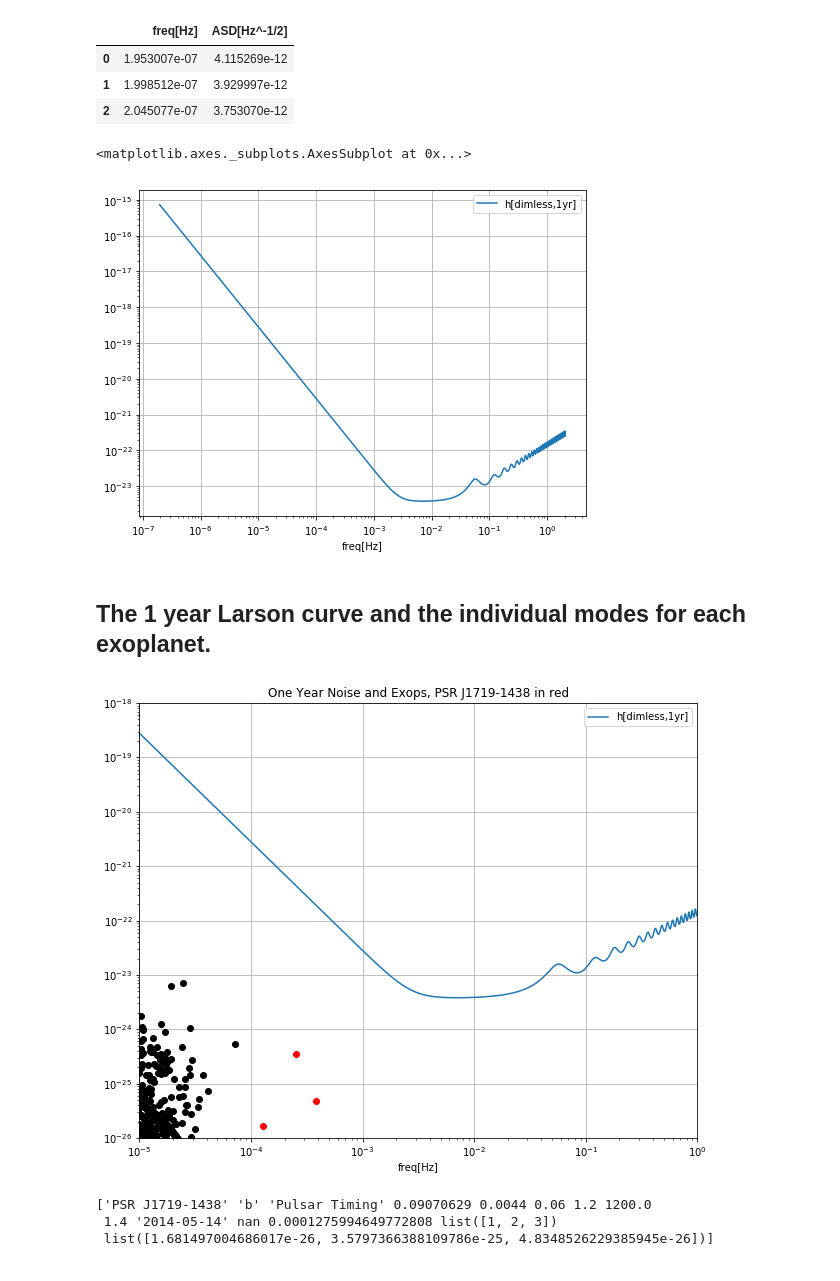
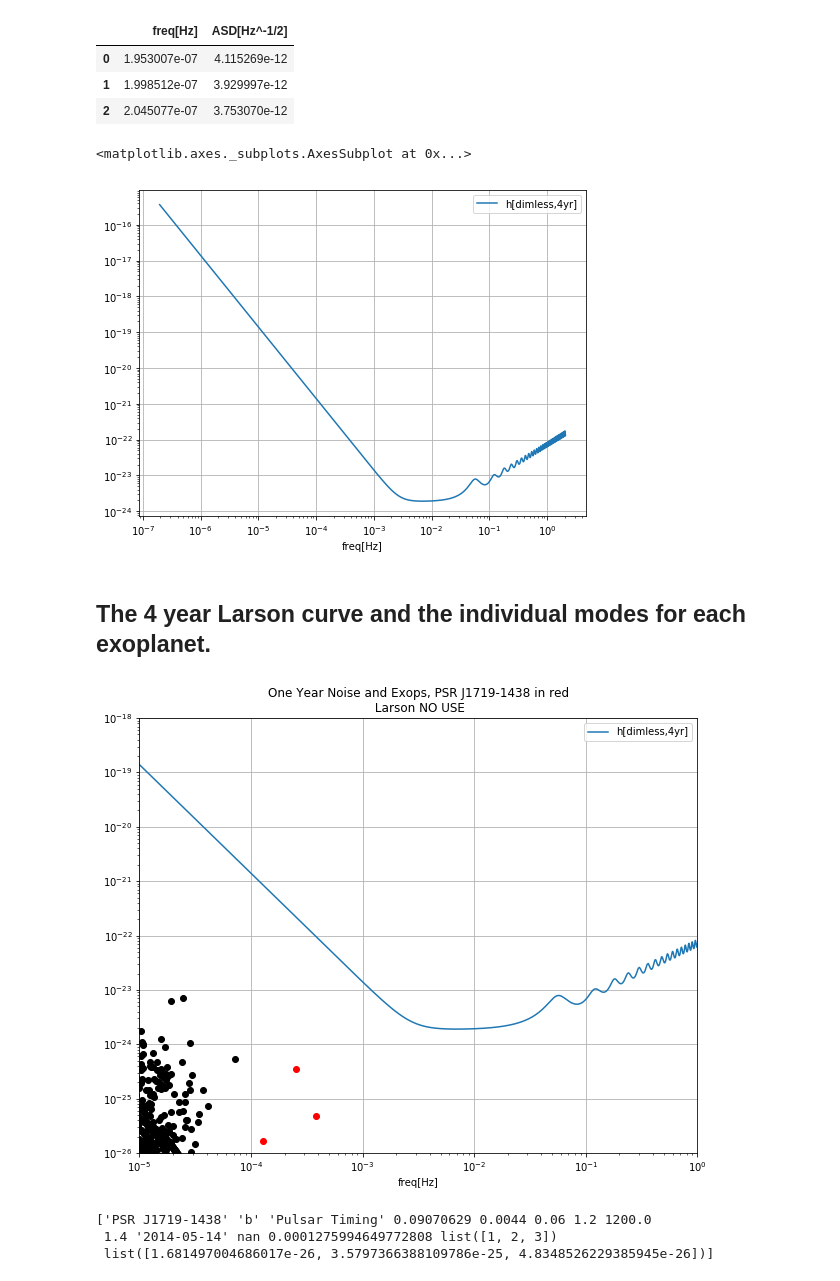
Before and after one commit to gabella/exoplanetsMath, a Jupyter notebook: python/GWStrainPlotsSNR.ipynb, the cells around one changed output. Saved outputs shown, nothing was run; the diff lists cells and outputs as text; code cells hidden in the pictures.

```diff
--- a/python/GWStrainPlotsSNR.ipynb
+++ b/python/GWStrainPlotsSNR.ipynb
@@ -294,14 +296,16 @@ for irow in range(len(aData)):
     dL = aData['st_dist'].values[irow]*pc
     freq0 = 1.0/( aData['pl_orbper'].values[irow]*secsDay )
     # Amaro-Seoane Eqn. (9)...common terms.
-    frontCoeff = np.power(bigG,5/3.)/cee**4 * 2 * np.sqrt(32/5.) * np.power( gwt.chirpM(m1,m2), 5/3.)*\
-    np.power((2*np.pi*freq0), 2/3.)/dL
-    if irow > 6 and irow < 10:
-        print('irow is ', irow, ' ,frontCoeff is ', frontCoeff, ' pl_orbeccen is ', orbeccen)
+    #frontCoeff = np.power(bigG,5/3.)/cee**4 * 2 * np.sqrt(32/5.) * np.power( gwt.chirpM(m1,m2), 5/3.)*\
+    #np.power((2*np.pi*freq0), 2/3.)/dL
+    #if irow > 6 and irow < 10:
+    #    print('irow is ', irow, ' ,frontCoeff is ', frontCoeff, ' pl_orbeccen is ', orbeccen)
 
     # Now loop over the GW modes and calc the dim-less strain and the modes used.
-    hhmodes = [ frontCoeff* np.sqrt( gwt.ggSimp(uu, orbeccen) )/uu for uu in range(int(modeMin), int(modeMax)+1)  ]
-    modes = [ uu for uu in range(int(modeMin), int(modeMax)+1)  ]
+    #hhmodes = [ frontCoeff* np.sqrt( gwt.ggSimp(uu, orbeccen) )/uu for uu in range(int(modeMin), int(modeMax)+1)  ]
+    #modes = [ uu for uu in range(int(modeMin), int(modeMax)+1)  ]
+
+    (modes, hhmodes) = gwt.hhModes(orbeccen, m1, m2, smax, dL, freq0)
 
     # Append to the list.
     hhmodesCol.append( hhmodes )
@@ -427,32 +427,32 @@ larsonASD.head(3)
 | 2 | 2.045077e-07 | 3.753070e-12 |
 # %%
 # Append the 1 year integrated dimension-less by dividing ASD by sqrt(1 year in secs).  Check this!!
-larsonASD['h[dimless,1yr]'] = larsonASD['ASD[Hz^-1/2]'].values/np.sqrt(1.0*secsYear)
+larsonASD['h[dimless,4yr]'] = larsonASD['ASD[Hz^-1/2]'].values/np.sqrt(4.0*secsYear)
 # %%
-larsonASD.plot(x = 'freq[Hz]', y = 'h[dimless,1yr]', logy=True, logx=True, grid=True, figsize=(8,6) )
+larsonASD.plot(x = 'freq[Hz]', y = 'h[dimless,4yr]', logy=True, logx=True, grid=True, figsize=(8,6) )
 # %% [output]
 <matplotlib.axes._subplots.AxesSubplot at 0x...>
-[figure, old version]
+[figure, new version]
 # %% [markdown]
-## The 1 year Larson curve and the individual modes for each exoplanet.
+## The 4 year Larson curve and the individual modes for each exoplanet.
 # %%
 # plotting different dataframes in same plot
 
-ax = larsonASD.plot(x = 'freq[Hz]', y = 'h[dimless,1yr]', logy=True, logx=True, grid=True, figsize=(10,8) )
+ax = larsonASD.plot(x = 'freq[Hz]', y = 'h[dimless,4yr]', logy=True, logx=True, grid=True, figsize=(10,8) )
 for irow in range(len(aData)):
     aa = aData['freq0'].values[irow]
     xx = [aa * uu for uu in aData['modes'].values[irow]  ]
     yy = aData['hhmodes'].values[irow]
     acolor = 'ko'
     if aData['pl_hostname'].values[irow] == 'PSR J1719-1438':  # Flag the brightest one with red dots.
         if aData['pl_letter'].values[irow] == 'b':
             acolor = 'ro'
     ax.plot( xx, yy, acolor)
     ax.set_ylim((1e-26, 1e-18) )
     ax.set_xlim((1e-5, 1.0) )
-    ax.set_title('One Year Noise and Exops, PSR J1719-1438 in red');
+    ax.set_title('One Year Noise and Exops, PSR J1719-1438 in red\n Larson NO USE');
 # %% [output]
-[figure, old version]
+[figure, new version]
 # %%
 # Print the row for exop ...
 for irow in range(len(aData) ):
```
Also changed, not shown: parts of 36 cells of this notebook, 13 other files.
